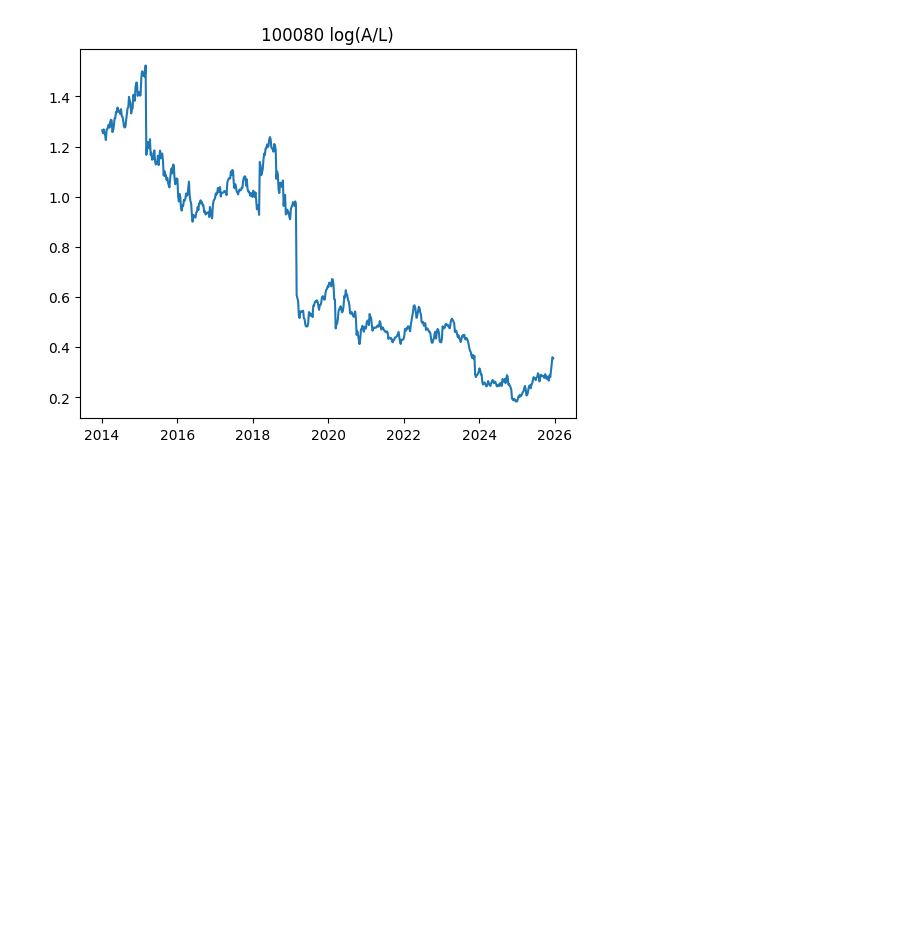
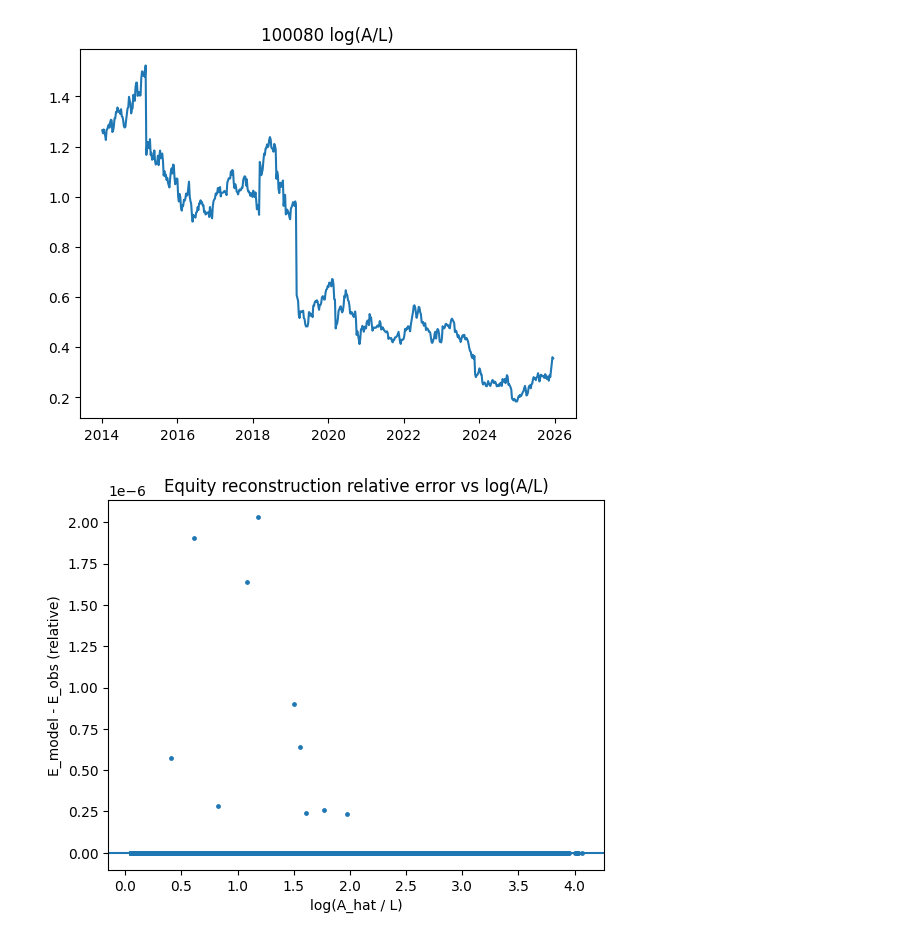
Before and after one commit to keenanveronica/Merton_NIGbayesian, a Jupyter notebook: NIG_model.ipynb, the cells around one changed output. Cells and saved outputs as stored; diff of their text form; code cells hidden in the pictures; blank space fills up the shorter version.

Commit message:
safety checks for robustness of NIG, confirmed

```diff
--- a/NIG_model.ipynb
+++ b/NIG_model.ipynb
@@ -113,7 +113,7 @@ for k, gv in enumerate(gvkeys, 1):
     if g.empty:
         continue
 
-    # --- Step 1: weekly inversion ---
+    # Step 1: weekly inversion
     try:
         assets_w = invert_assets_weekly_for_firm(g, P0, U=INVERT_U, n=INVERT_N)
     except Exception as e:
@@ -124,7 +124,7 @@ for k, gv in enumerate(gvkeys, 1):
     nan_A = int(assets_w["A_hat"].isna().sum())
     n_weeks = int(len(assets_w))
 
-    # --- Step 2: quarterly refit (on weekly dlogA, theta-aware) ---
+    # Step 2: quarterly refit (on weekly dlogA, theta-aware)
     try:
         upd = fit_nig_params_from_weekly_assets(
             assets_w,
@@ -139,7 +139,7 @@ for k, gv in enumerate(gvkeys, 1):
         run_log.append({"gvkey": gv, "status": "FAIL_EM", "err": str(e), "weeks": n_weeks, "nan_A": nan_A})
         continue
 
-    # --- Step 3: weekly PD from 2014 onward ---
+    # Step 3: weekly PD from 2014 onward
     try:
         assets_pd = assets_w.loc[assets_w["date"] >= PD_START].copy()
         pd_w = pd_weekly_one_firm(
@@ -154,9 +154,9 @@ for k, gv in enumerate(gvkeys, 1):
         continue
 
     # store
-    assets_by_firm[gv] = assets_w
-    updates_by_firm[gv] = upd
-    pds_by_firm[gv] = pd_w
+    assets_by_firm[gv]  = assets_w.assign(gvkey=str(gv))
+    updates_by_firm[gv] = upd.assign(gvkey=str(gv))
+    pds_by_firm[gv]     = pd_w.assign(gvkey=str(gv))
 
     # quick PD QC
     pd_nan = float(pd_w["PD_1y"].isna().mean())
@@ -273,3 +284,76 @@ plt.show()
 # %% [output]
 [figure]
 [figure]
+# %%
+from nig_safety import (
+    check_equity_reconstruction_errors,
+    check_asset_return_outliers,
+    check_refit_date_jumps,
+    compare_two_pd_panels,
+)
+
+assets_weekly_all = assets_weekly_all.copy()
+updates_all = updates_all.copy()
+
+assets_weekly_all["date"] = pd.to_datetime(assets_weekly_all["date"])
+updates_all["date"] = pd.to_datetime(updates_all["date"])
+assets_weekly_all["gvkey"] = assets_weekly_all["gvkey"].astype(str)
+updates_all["gvkey"] = updates_all["gvkey"].astype(str)
+
+# drop bad dates (merge_asof restrictions)
+assets_weekly_all = assets_weekly_all.dropna(subset=["date", "gvkey"])
+updates_all = updates_all.dropna(subset=["date", "gvkey"])
+assets_weekly_all = assets_weekly_all.sort_values(["date", "gvkey"]).reset_index(drop=True)
+updates_all = updates_all.sort_values(["date", "gvkey"]).reset_index(drop=True)
+
+assets_weekly_with_params = pd.merge_asof(
+    assets_weekly_all,
+    updates_all[["gvkey", "date", "alpha", "beta", "delta", "mu"]],
+    on="date",
+    by="gvkey",
+    direction="backward",
+    allow_exact_matches=True,
+)
+
+# resrict to rows where we have all parameters
+assets_weekly_with_params = assets_weekly_with_params.loc[
+    assets_weekly_with_params["alpha"].notna()
+].copy()
+
+# (i) Equity reconstruction errors
+eq = check_equity_reconstruction_errors(
+    assets_weekly_with_params,
+    tau_inv=1.0,
+    use_theta_col="theta",
+    max_abs_rel_err_warn=5e-4,
+    plot=True,
+)
+print(eq["summary_abs_rel_error"])
+print("share |rel_err| > 5e-4:", eq["share_abs_rel_err_gt_thresh"])
+
+# (ii) Return outliers (dlogA)
+tails = check_asset_return_outliers(
+    assets_weekly_all,
+    ret_col="dlogA",
+    z_thresh=10.0,
+    topk=10,
+)
+display(tails["worst_firms"])
+# inspect one flagged firm
+bad_gv = tails["worst_firms"].iloc[0]["gvkey"]
+ex = [r for r in tails["per_firm"] if r["gvkey"] == bad_gv][0]["examples_top_outliers"]
+display(ex)
+
+# (iii) Jumps at refit dates (PD discontinuities)
+jumps = check_refit_date_jumps(
+    pds_weekly_all,
+    updates_all,
+    pd_col="PD_1y",
+    refit_merge_tol_days=7,
+)
+print("median refit / nonrefit abs logit jump ratio:", jumps["ratio_median_refit_to_nonrefit"])
+print("refit abs dlogit summary:\n", jumps["abs_dlogit_pd_refit_desc"])
+print("non-refit abs dlogit summary:\n", jumps["abs_dlogit_pd_nonrefit_desc"])
+display(jumps["top_abs_jumps"])
+# %% [output]
+[figure, added]
```
Also changed, not shown: parts of 5 cells of this notebook, 2 other files.
